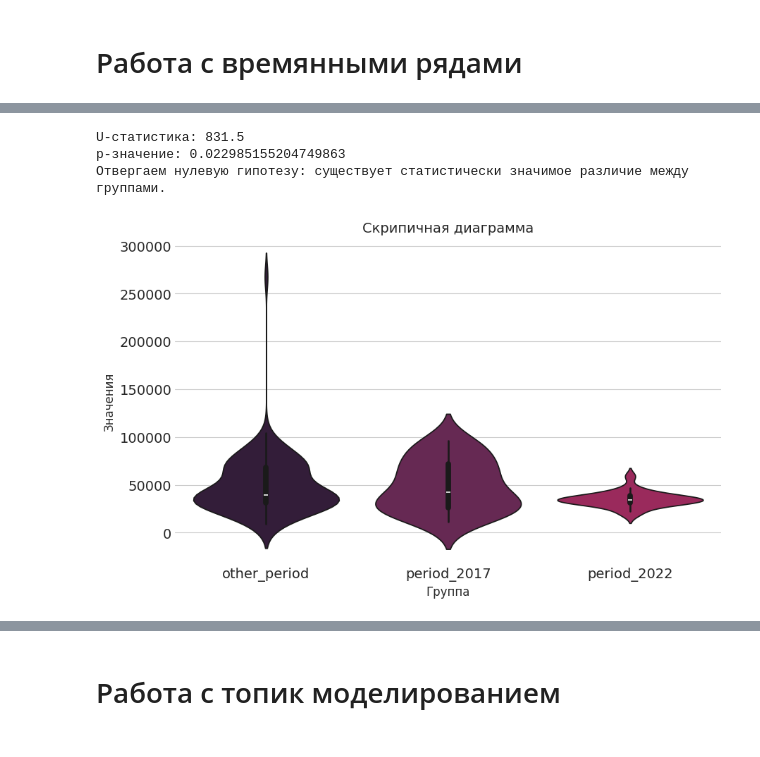
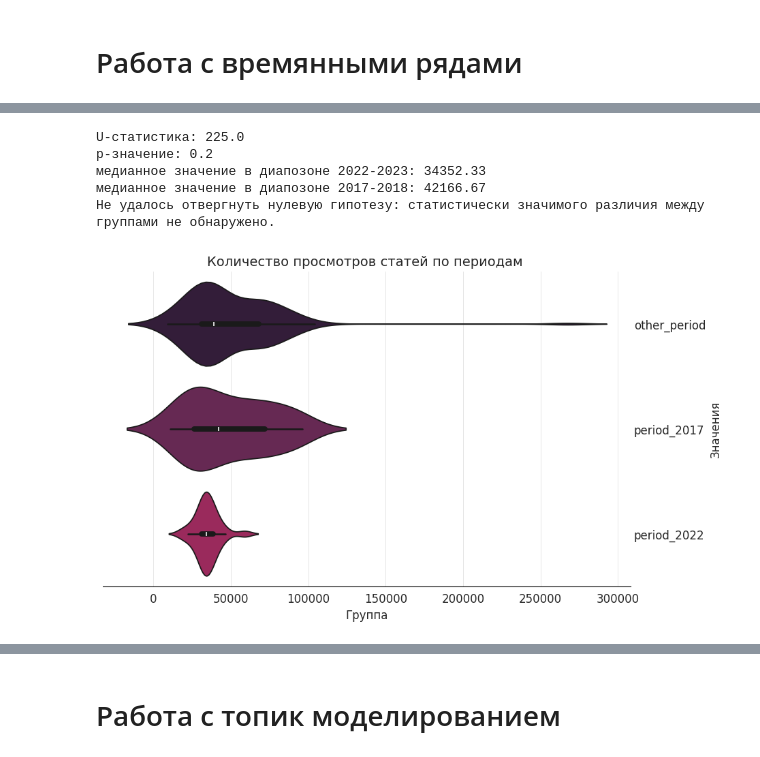
Before and after one commit to daxausername/parsing_habr, a Jupyter notebook: EDA.ipynb, the cells around one changed output, grey strips where cells are left out. Cells and saved outputs as stored; diff of their text form; code cells hidden in the pictures.

```diff
--- a/EDA.ipynb
+++ b/EDA.ipynb
@@ -324,18 +346,27 @@ plt.gca().xaxis.set_major_formatter(mdates.DateFormatter('%b %Y'))
 # %%
 fig, ax = plt.subplots(figsize=(25, 6))
 plt.title("Общее количество наблюдений", fontsize=18, color = 'black')
-rcParams['font.family'] = 'DejaVu Sans'
-rcParams['font.size'] = 14
+
 plt.xlabel("Год")
 plt.ylabel("Просмотры")
 
-# График общего количества просмотров
 
-plt.plot(yearly_stats['time'], yearly_stats['total_observations'], color='green')
+plt.plot(yearly_stats['time'], yearly_stats['total_observations'], color = '#F72585')
 
-# Используем YearLocator для размещения тиков по годам:
+
 plt.gca().xaxis.set_major_locator(mdates.MonthLocator(interval=6))
 
-# Форматируем тики как год (четыре цифры):
+
 plt.gca().xaxis.set_major_formatter(mdates.DateFormatter('%b %Y'))
+
+plt.xticks(rotation=45)
+
+ax.spines["top"].set_visible(False)
+ax.spines['right'].set_visible(False)
+ax.spines["bottom"].set_color("black")
+ax.spines['left'].set_color('white')
+ax.spines['left'].set_linewidth(1)
+ax.yaxis.tick_right()
+ax.yaxis.set_label_position("right")
+ax.tick_params(axis='y', length=0)
 # %% [output]
@@ -351,7 +382,7 @@ columns_to_fill = [
 ]
 
 for column in columns_to_fill:
-    yearly_stats[column] = yearly_stats.groupby(pd.Grouper(key='time', freq='YE'))[column].transform(lambda x: x.fillna(x.mean()))
+    yearly_stats[column] = yearly_stats.groupby(pd.Grouper(key='time', freq='Y'))[column].transform(lambda x: x.fillna(x.mean()))
 
 filtered_2017 = yearly_stats[yearly_stats['time'].dt.year.isin([2017,2018])]
 filtered_2022 = yearly_stats[yearly_stats['time'].dt.year.isin([2022,2023])]
@@ -455,28 +516,42 @@ p-значение: 0.9923561160146765
 # %%
-# Проведение теста Манна—Уитни
-u_statistic, p_value = mannwhitneyu(filtered_2022['avg_views_per_observation'], other_periods['avg_views_per_observation'], alternative='two-sided')
 
+u_statistic, p_value = mannwhitneyu(filtered_2022['avg_views_per_observation'], filtered_2017['avg_views_per_observation'], alternative='two-sided')
 print(f'U-статистика: {u_statistic}')
-print(f'p-значение: {p_value}')
+print(f'p-значение: {round(p_value, 2)}')
+print(f'медианное значение в диапозоне 2022-2023: {round(median_2022, 2)}')
+print(f'медианное значение в диапозоне 2017-2018: {round(median_2017, 2)}')
 
-# Интерпретация результата
 alpha = 0.05
 if p_value < alpha:
-    print("Отвергаем нулевую гипотезу: существует статистически значимое различие между группами.")
+    print("Отвергаем нулевую гипотезу: существует статистически значимое различие между группами по количеству просмотров статей в периоде 2022 года от общего количества просмотров")
 else:
     print("Не удалось отвергнуть нулевую гипотезу: статистически значимого различия между группами не обнаружено.")
 # %% [output]
-U-статистика: 831.5
-p-значение: 0.022985155204749863
-Отвергаем нулевую гипотезу: существует статистически значимое различие между группами.
+U-статистика: 225.0
+p-значение: 0.2
+медианное значение в диапозоне 2022-2023: 34352.33
+медианное значение в диапозоне 2017-2018: 42166.67
+Не удалось отвергнуть нулевую гипотезу: статистически значимого различия между группами не обнаружено.
 # %%
-
 # Boxplot для проверки равенства дисперсий
-plt.figure(figsize=(10, 6))
-sns.violinplot(x='period', y='avg_views_per_observation', data=yearly_stats, hue='period')
-plt.title("Скрипичная диаграмма")
+fig, ax = plt.subplots(figsize=(10, 6))
+sns.violinplot(x='avg_views_per_observation', y='period', data=yearly_stats, hue='period', orient='h')
+plt.title("Количество просмотров статей по периодам ")
 plt.xlabel("Группа")
 plt.ylabel("Значения")
+
+
+
+ax.spines["top"].set_visible(False)
+ax.spines['right'].set_visible(False)
+ax.spines["bottom"].set_color("black")
+ax.spines['left'].set_color('white')
+ax.spines['left'].set_linewidth(1)
+ax.yaxis.tick_right()
+ax.yaxis.set_label_position("right")
+ax.tick_params(axis='y', length=0)
+
+
 plt.show()
 # %% [output]
-[figure, old version]
+[figure, new version]
```
Also changed, not shown: parts of 32 cells of this notebook, 2 other files.
